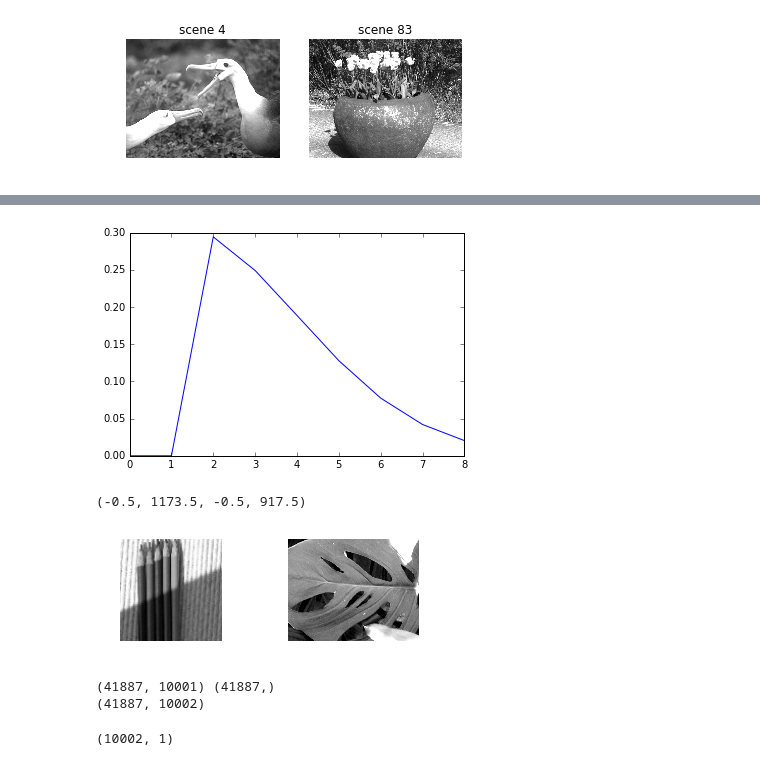
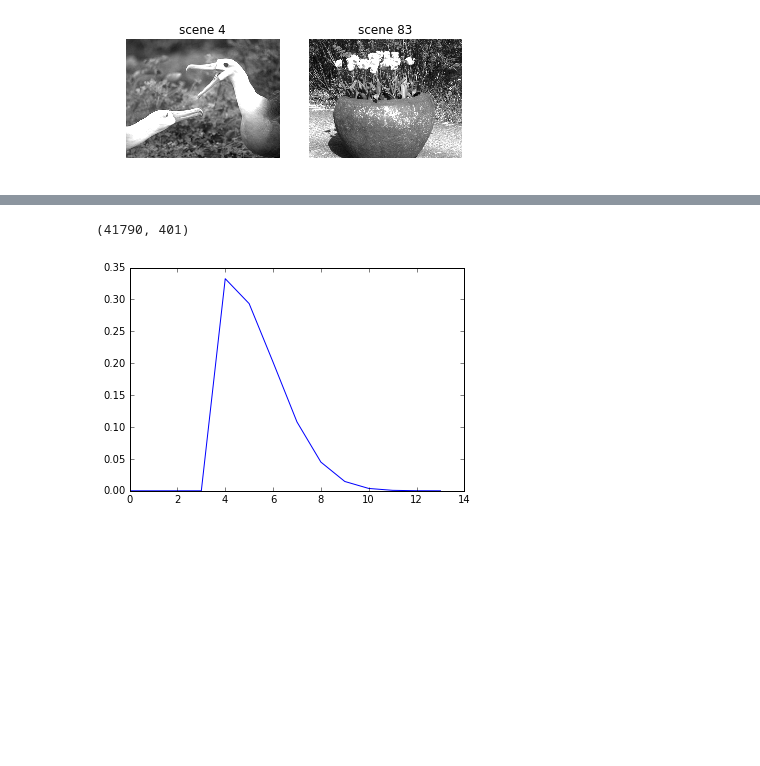
Before and after one commit to achristensen56/PyGLM, a Jupyter notebook: Natural Scene Data.ipynb, the cells around one changed output, grey strips where cells are left out. Saved outputs shown, nothing was run; the diff lists cells and outputs as text; code cells hidden in the pictures; blank space fills up the shorter version.

```diff
--- a/Natural Scene Data.ipynb
+++ b/Natural Scene Data.ipynb
@@ -194,0 +251,3 @@ stim_array = np.array(stim_array).reshape([41887, 100*100])
+# %%
+trial_av = np.mean(data_tensor, axis = 1)
+trial_std = np.std(data_tensor, axis = 1)
@@ -194,0 +275,18 @@ stim_array = np.array(stim_array).reshape([41887, 100*100])
+# %%
+test_size = 10
+
+img_idx = np.random.permutation(range(0, N_images))
+
+test_tensor = data_tensor[img_idx[0:15]].flatten()[:, np.newaxis]
+train_tensor = data_tensor[img_idx[15:]].flatten()[:, np.newaxis]
+# %%
+#make stimulus arrays
+
+import cv2
+A = [cv2.resize(scenes[i], (20, 20)) for i in img_idx]
+A = np.array(A).reshape(118, 20, 20)
+
+_scenes = np.repeat(A, trial_length*N_trials, axis = 0)
+
+test_scenes = _scenes[0:15*trial_length*N_trials].reshape([-1, 20*20])
+train_scenes = _scenes[15*trial_length*N_trials:].reshape([-1, 20*20])
@@ -195,43 +311,39 @@ stim_array = np.array(stim_array).reshape([41887, 100*100])
+# %%
+#DEPRECATED
+
+dff_array = np.array(dff_array)[:, np.newaxis]
+stim_array = np.array(stim_array).reshape([41790, 20*20])
+# %%
+#DEPRECATED
+
+#stim_array = np.column_stack((stim_array, np.ones(41887)))
+#stim_array = np.column_stack((stim_array, dff_array))
+
+print stim_array.shape
+# %% [output]
+(41790, 401)
 # %%
 from scipy.stats import norm
 
-n = 16
-basis = norm.pdf(range(0, n), loc = n/2, scale = n/5)
+n = 20
+basis = norm.pdf(range(0, n), loc = n/2, scale = n/8)
 
-basis = basis[7:]
-basis[0] = 0
-basis[1] = 0
+basis = basis[6:]
+basis[0:4] = 0
 basis /= sum(basis)
 
 plt.plot( basis)
 plt.show()
 
 l, n = stim_array.shape
 
 for i in range(n):
     stim_array[:, i] = np.squeeze(np.convolve(stim_array[:, i], basis)[0:l])
+
+l, n = test_scenes.shape
+
+for i in range(n):
+    test_scenes[:, i] = np.squeeze(np.convolve(test_scenes[:, i], basis)[0:l])
 # %% [output]
-[figure, old version]
+[figure, new version]
-# %%
-#we plot the stimulus
-
-plt.subplot(221)
-plt.imshow(stim_array[17].reshape(100, 100), cmap = 'gray')
-plt.axis('off')
-
-plt.subplot(222)
-plt.imshow(scenes[stim_table.frame[0]], cmap ='gray', origin = 'lower')
-plt.axis('off')
-# %% [output]
-(-0.5, 1173.5, -0.5, 917.5)
-[figure, removed]
-# %%
-print stim_array.shape, np.ones(l).shape
-
-stim_array = np.column_stack((stim_array, np.ones(l)))
-
-print stim_array.shape,
-# %% [output]
-(41887, 10001) (41887,)
-(41887, 10002)
 # %%
@@ -241,7 +357,3 @@ X_train, X_test, y_train, y_test = train_test_split(stim_array, dff_array, test_
 # %%
 #this takes a long time...
 weight_init = np.linalg.pinv(X_train).dot(y_train)
-# %%
-weight_init.shape
-# %% [output]
-(10002, 1)
```
Also changed, not shown: parts of 39 cells of this notebook, 6 other files.
